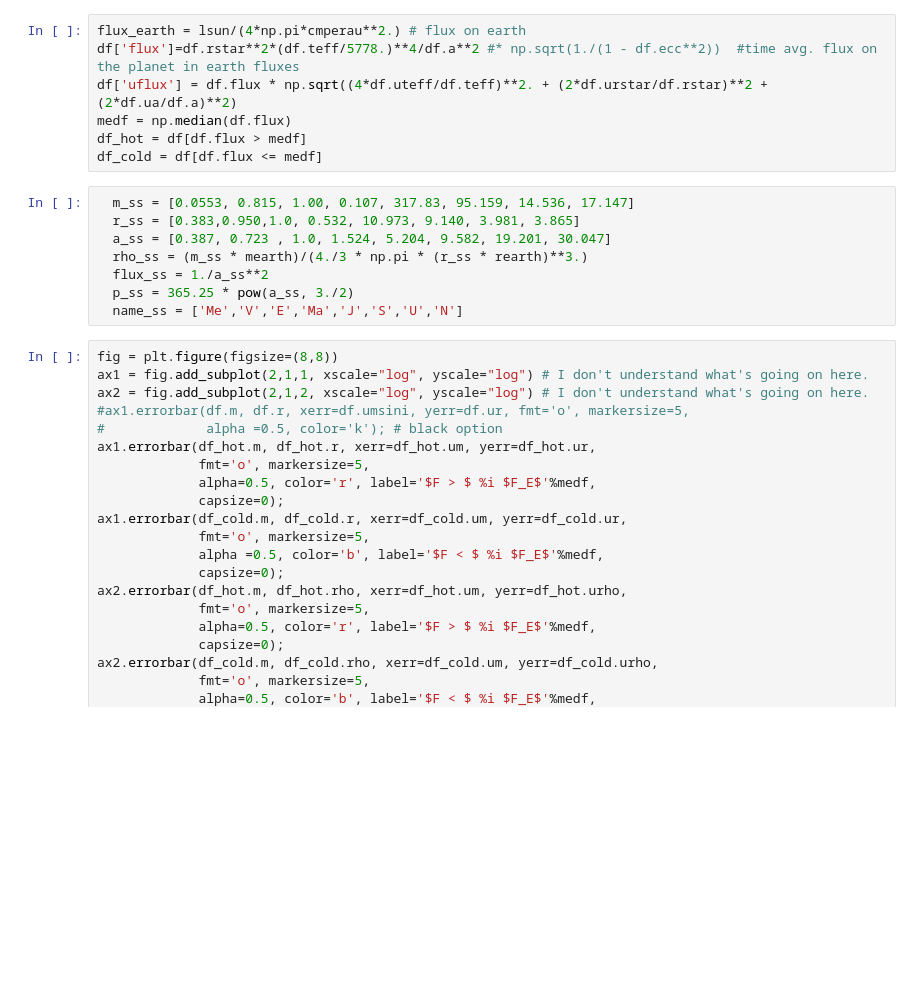
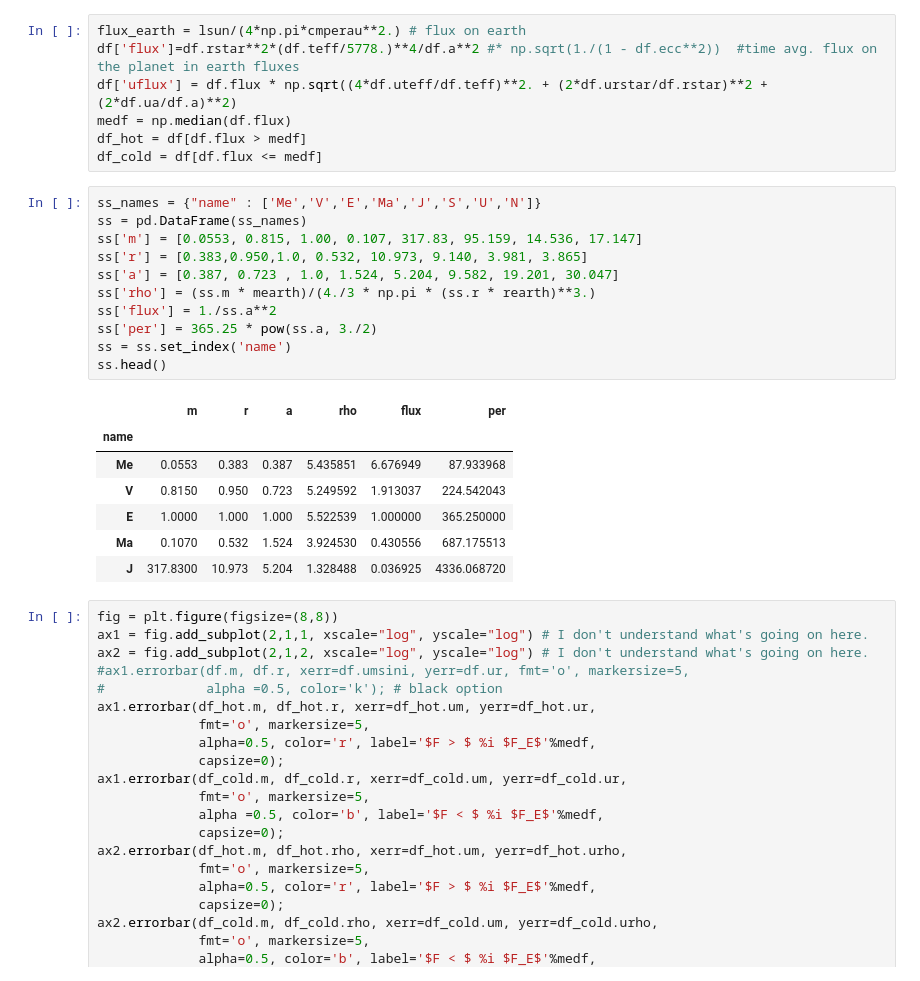
Before and after one commit to sealauren/mrf, a Jupyter notebook: write_exoplanet_table.ipynb, the cells around one changed output. Saved outputs shown, nothing was run; the diff lists cells and outputs as text; blank space fills up the shorter version.

```diff
--- a/write_exoplanet_table.ipynb
+++ b/write_exoplanet_table.ipynb
@@ -161,13 +143,24 @@ medf = np.median(df.flux)
 df_hot = df[df.flux > medf]
 df_cold = df[df.flux <= medf]
 # %%
-  m_ss = [0.0553, 0.815, 1.00, 0.107, 317.83, 95.159, 14.536, 17.147]
-  r_ss = [0.383,0.950,1.0, 0.532, 10.973, 9.140, 3.981, 3.865]
-  a_ss = [0.387, 0.723 , 1.0, 1.524, 5.204, 9.582, 19.201, 30.047]
-  rho_ss = (m_ss * mearth)/(4./3 * np.pi * (r_ss * rearth)**3.)
-  flux_ss = 1./a_ss**2
-  p_ss = 365.25 * pow(a_ss, 3./2)
-  name_ss = ['Me','V','E','Ma','J','S','U','N']
+ss_names = {"name" : ['Me','V','E','Ma','J','S','U','N']}
+ss = pd.DataFrame(ss_names)
+ss['m'] = [0.0553, 0.815, 1.00, 0.107, 317.83, 95.159, 14.536, 17.147]
+ss['r'] = [0.383,0.950,1.0, 0.532, 10.973, 9.140, 3.981, 3.865]
+ss['a'] = [0.387, 0.723 , 1.0, 1.524, 5.204, 9.582, 19.201, 30.047]
+ss['rho'] = (ss.m * mearth)/(4./3 * np.pi * (ss.r * rearth)**3.)
+ss['flux'] = 1./ss.a**2
+ss['per'] = 365.25 * pow(ss.a, 3./2)
+ss = ss.set_index('name')
+ss.head()
+# %% [output]
+|  | m | r | a | rho | flux | per |
+| name |  |  |  |  |  |  |
+| Me | 0.0553 | 0.383 | 0.387 | 5.435851 | 6.676949 | 87.933968 |
+| V | 0.8150 | 0.950 | 0.723 | 5.249592 | 1.913037 | 224.542043 |
+| E | 1.0000 | 1.000 | 1.000 | 5.522539 | 1.000000 | 365.250000 |
+| Ma | 0.1070 | 0.532 | 1.524 | 3.924530 | 0.430556 | 687.175513 |
+| J | 317.8300 | 10.973 | 5.204 | 1.328488 | 0.036925 | 4336.068720 |
 # %%
 fig = plt.figure(figsize=(8,8))
 ax1 = fig.add_subplot(2,1,1, xscale="log", yscale="log") # I don't understand what's going on here.
```
Also changed, not shown: parts of 10 cells of this notebook, 4 other files.
